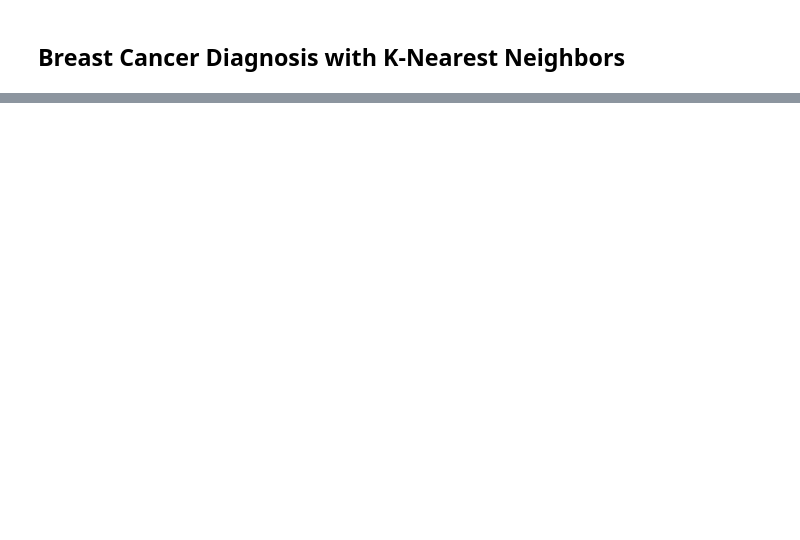
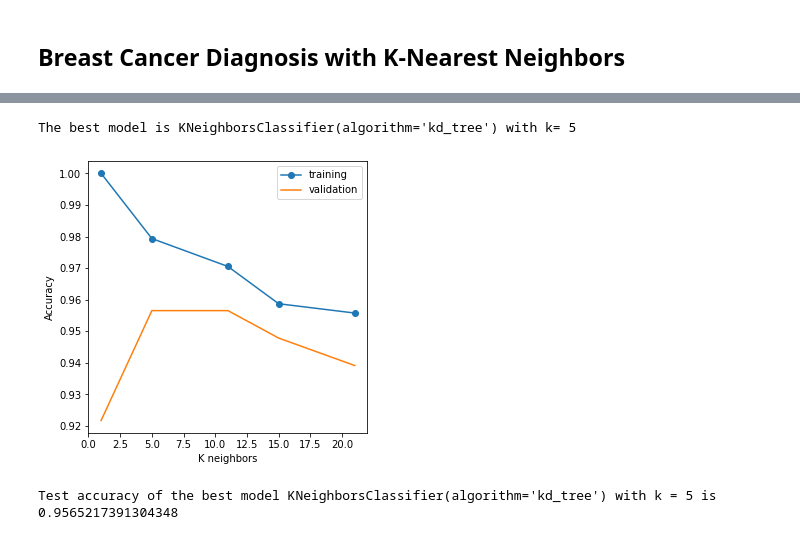
Before and after one commit to quocdat32461997/machine-learning-portfolio, a Jupyter notebook: ml-course/assignment_4/dqn170000_assignment_4.ipynb, the cells around one changed output, grey strips where cells are left out. Cells and saved outputs as stored; diff of their text form; code cells hidden in the pictures; blank space fills up the shorter version.

```diff
--- a/ml-course/assignment_4/dqn170000_assignment_4.ipynb
+++ b/ml-course/assignment_4/dqn170000_assignment_4.ipynb
@@ -216,0 +210,6 @@ print("Accuracy of the best model {} is {}".format(best_model, best_model.score(
+# %%
+# Load the Breast Cancer Diagnosis data set; download the files from eLearning
+import pandas as pd
+train_set = pd.read_csv('./wdbc_trn.csv', names = ['label'] + list(range(30)))
+val_set = pd.read_csv('./wdbc_val.csv', names = ['label'] + list(range(30)))
+tst_set = pd.read_csv('./wdbc_tst.csv', names = ['label'] + list(range(30)))
@@ -216,0 +300,3 @@ print("Accuracy of the best model {} is {}".format(best_model, best_model.score(
+# %%
+features, label = tst_set[list(range(30))], tst_set['label']
+print("Test accuracy of the best model {} is {}".format(best_model, best_model.score(features, label)))
@@ -228,0 +309,42 @@ print("Accuracy of the best model {} is {}".format(best_model, best_model.score(
+# %%
+k_values = [1, 5, 11, 15, 21]
+
+trnErr = []
+valErr = []
+models = dict()
+# training
+for k in k_values:
+    features, label = train_set[list(range(30))], train_set['label']
+    models[k] = KNN(n_neighbors = k, algorithm = 'kd_tree')
+    models[k].fit(features, label)
+    trnErr.append(models[k].score(features, label))
+# validation
+max_score = 0
+best_model = None
+best_k = 0
+for k in k_values:
+    features, label = val_set[list(range(30))], val_set['label']
+    valErr.append(models[k].score(features, label))
+    if valErr[-1] > max_score:
+        max_score = valErr[-1]
+        best_model = models[k]
+        best_k = k
+print("The best model is {} with k= {}".format(best_model, best_k))
+# %% [output]
+The best model is KNeighborsClassifier(algorithm='kd_tree') with k= 5
+# %%
+# plot training and validation errors of K-NN
+plt.figure(figsize = (5,5))
+plt.plot(k_values, trnErr, marker = 'o')
+plt.plot(k_values, valErr, marker = '')
+plt.xlabel('K neighbors')
+plt.ylabel('Accuracy')
+plt.legend(labels = ['training', 'validation'])
+plt.show()
+# %% [output]
+[figure, added]
+# %%
+features, label = tst_set[list(range(30))], tst_set['label']
+print("Test accuracy of the best model {} with k = {} is {}".format(best_model, best_k, best_model.score(features, label)))
+# %% [output]
+Test accuracy of the best model KNeighborsClassifier(algorithm='kd_tree') with k = 5 is 0.9565217391304348
```
Also changed, not shown: parts of 17 cells of this notebook, 1 other file.
